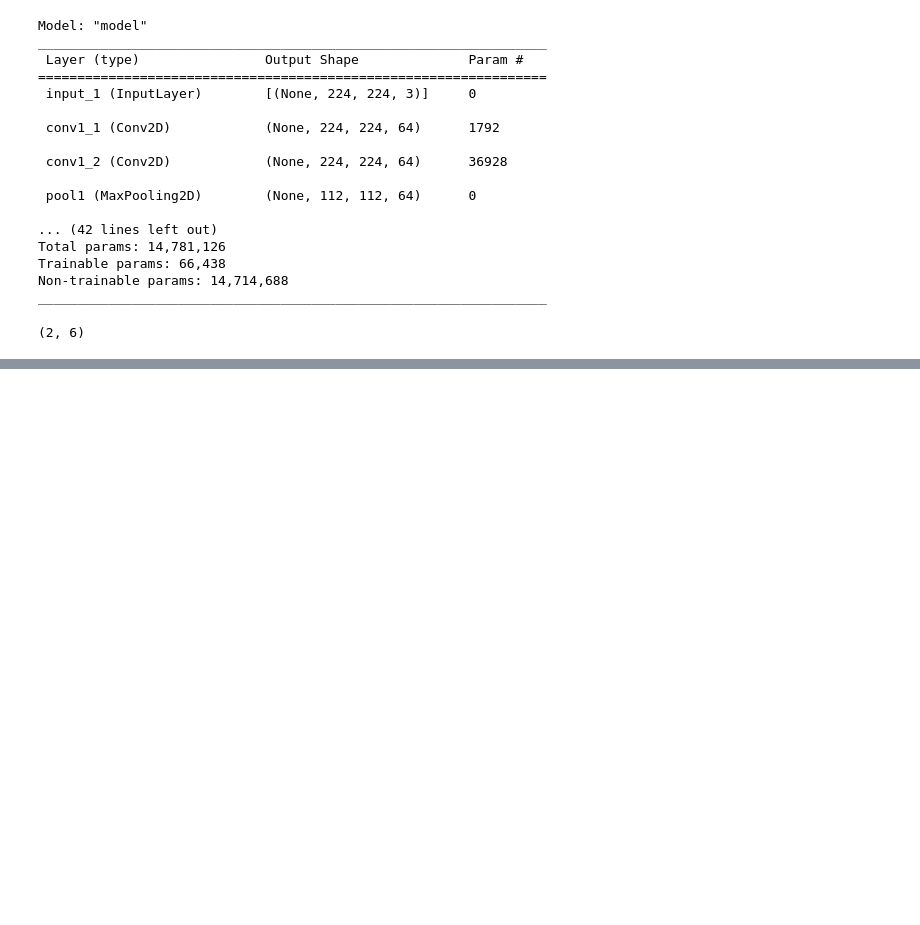
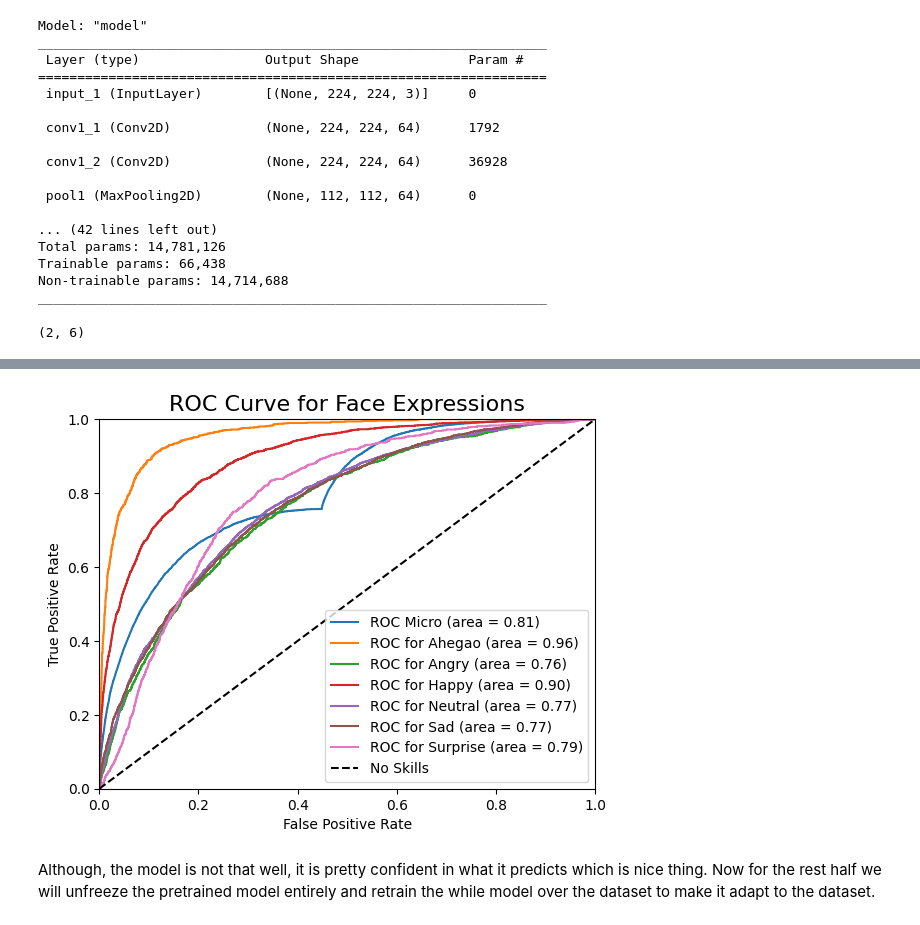
Before and after one commit to VishAvl/DL_CaseStudy2_Group1, a Jupyter notebook: 500224498_MonicaPatel/week-12-500224498.ipynb, the cells around one changed output, grey strips where cells are left out. Drawn from its saved outputs; the diff is of its cells as text; code cells hidden in the pictures; blank space fills up the shorter version.

```diff
--- a/500224498_MonicaPatel/week-12-500224498.ipynb
+++ b/500224498_MonicaPatel/week-12-500224498.ipynb
@@ -321,0 +338,6 @@ model2.compile(
+# %%
+plot_roc_curve(true_probs, pred_probs, labels)
+# %% [output]
+[figure, added]
+# %% [markdown]
+Although, the model is not that well, it is pretty confident in what it predicts which is nice thing. Now for the rest half we will unfreeze the pretrained model entirely and retrain the while model over the dataset to make it adapt to the dataset.
```
Also changed, not shown: parts of 34 cells of this notebook.
